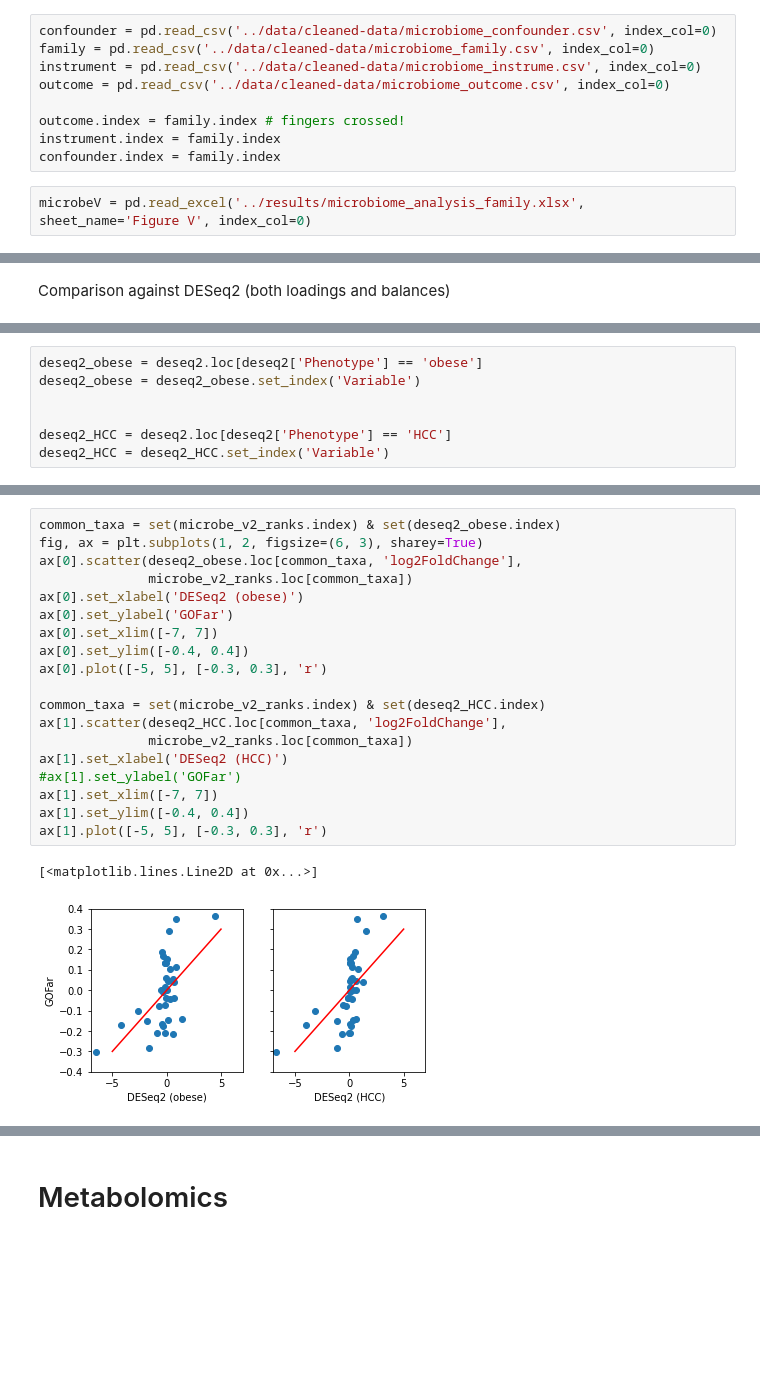
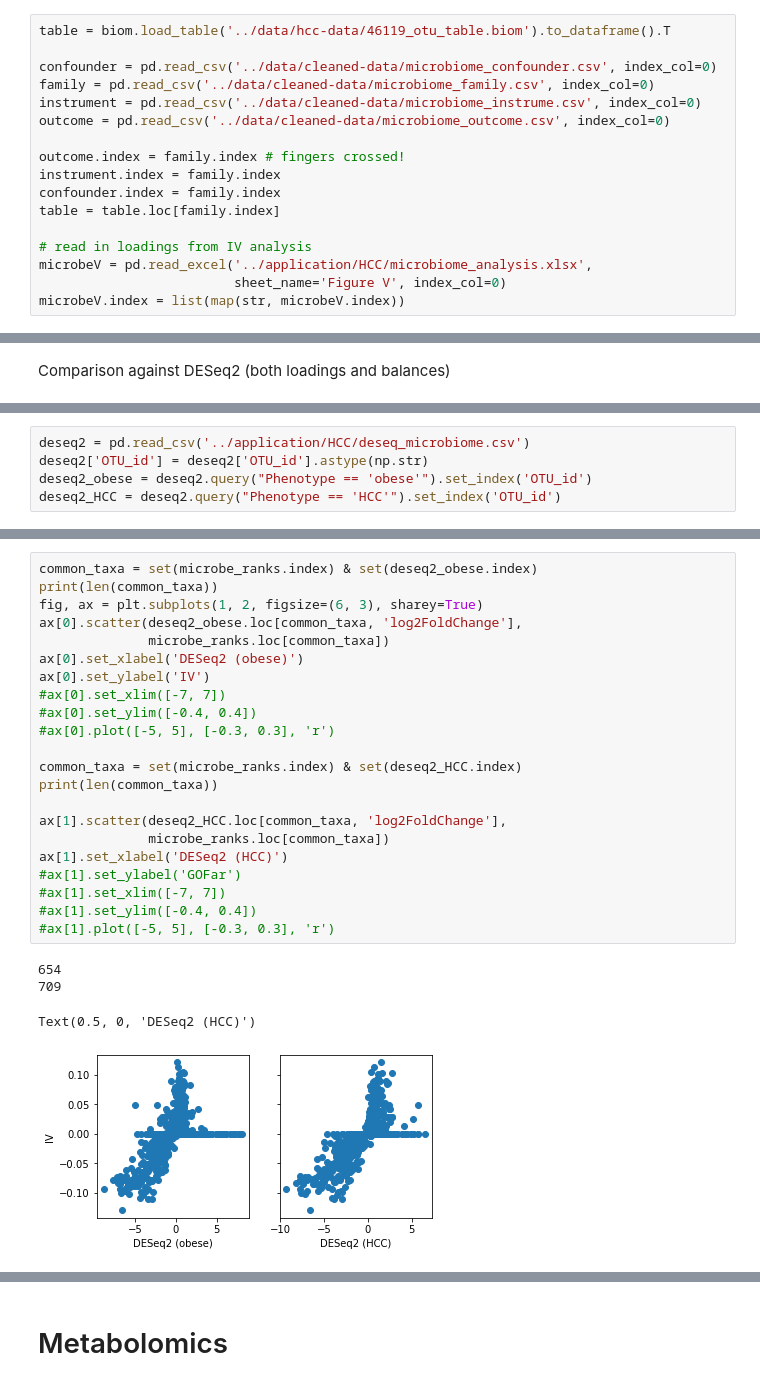
Before and after one commit to mortonjt/iv-analysis, a Jupyter notebook: ipynb/Figure3.ipynb, the cells around one changed output, grey strips where cells are left out. Cells and saved outputs as stored; diff of their text form; blank space fills up the shorter version.

```diff
--- a/ipynb/Figure3.ipynb
+++ b/ipynb/Figure3.ipynb
@@ -10,6 +11,8 @@ import matplotlib.pyplot as plt
 instruments = pd.read_table('../data/instrument.txt', index_col=0)
 phenotype = pd.read_table('../data/phenotype.txt', index_col=0)
 # %%
+table = biom.load_table('../data/hcc-data/46119_otu_table.biom').to_dataframe().T
+
 confounder = pd.read_csv('../data/cleaned-data/microbiome_confounder.csv', index_col=0)
 family = pd.read_csv('../data/cleaned-data/microbiome_family.csv', index_col=0)
 instrument = pd.read_csv('../data/cleaned-data/microbiome_instrume.csv', index_col=0)
@@ -18,5 +21,9 @@ outcome = pd.read_csv('../data/cleaned-data/microbiome_outcome.csv', index_col=0
 outcome.index = family.index # fingers crossed!
 instrument.index = family.index
 confounder.index = family.index
+table = table.loc[family.index]
+
+# read in loadings from IV analysis
+microbeV = pd.read_excel('../application/HCC/microbiome_analysis.xlsx',
+                         sheet_name='Figure V', index_col=0)
+microbeV.index = list(map(str, microbeV.index))
-# %%
-microbeV = pd.read_excel('../results/microbiome_analysis_family.xlsx', sheet_name='Figure V', index_col=0)
@@ -116,7 +98,5 @@ deseq2 = pd.read_csv('../results/deseq2_family.csv', index_col=0)
 # %%
-deseq2_obese = deseq2.loc[deseq2['Phenotype'] == 'obese']
-deseq2_obese = deseq2_obese.set_index('Variable')
-
-
-deseq2_HCC = deseq2.loc[deseq2['Phenotype'] == 'HCC']
-deseq2_HCC = deseq2_HCC.set_index('Variable')
+deseq2 = pd.read_csv('../application/HCC/deseq_microbiome.csv')
+deseq2['OTU_id'] = deseq2['OTU_id'].astype(np.str)
+deseq2_obese = deseq2.query("Phenotype == 'obese'").set_index('OTU_id')
+deseq2_HCC = deseq2.query("Phenotype == 'HCC'").set_index('OTU_id')
@@ -131,22 +110,27 @@ Text(0, 0.5, 'DEseq2 obese')
 # %%
-common_taxa = set(microbe_v2_ranks.index) & set(deseq2_obese.index)
+common_taxa = set(microbe_ranks.index) & set(deseq2_obese.index)
+print(len(common_taxa))
 fig, ax = plt.subplots(1, 2, figsize=(6, 3), sharey=True)
 ax[0].scatter(deseq2_obese.loc[common_taxa, 'log2FoldChange'],
-              microbe_v2_ranks.loc[common_taxa])
+              microbe_ranks.loc[common_taxa])
 ax[0].set_xlabel('DESeq2 (obese)')
-ax[0].set_ylabel('GOFar')
-ax[0].set_xlim([-7, 7])
-ax[0].set_ylim([-0.4, 0.4])
-ax[0].plot([-5, 5], [-0.3, 0.3], 'r')
+ax[0].set_ylabel('IV')
+#ax[0].set_xlim([-7, 7])
+#ax[0].set_ylim([-0.4, 0.4])
+#ax[0].plot([-5, 5], [-0.3, 0.3], 'r')
 
-common_taxa = set(microbe_v2_ranks.index) & set(deseq2_HCC.index)
+common_taxa = set(microbe_ranks.index) & set(deseq2_HCC.index)
+print(len(common_taxa))
+
 ax[1].scatter(deseq2_HCC.loc[common_taxa, 'log2FoldChange'],
-              microbe_v2_ranks.loc[common_taxa])
+              microbe_ranks.loc[common_taxa])
 ax[1].set_xlabel('DESeq2 (HCC)')
 #ax[1].set_ylabel('GOFar')
-ax[1].set_xlim([-7, 7])
-ax[1].set_ylim([-0.4, 0.4])
-ax[1].plot([-5, 5], [-0.3, 0.3], 'r')
+#ax[1].set_xlim([-7, 7])
+#ax[1].set_ylim([-0.4, 0.4])
+#ax[1].plot([-5, 5], [-0.3, 0.3], 'r')
 # %% [output]
-[<matplotlib.lines.Line2D at 0x...>]
+654
+709
+Text(0.5, 0, 'DESeq2 (HCC)')
-[figure, old version]
+[figure, new version]
```
Also changed, not shown: parts of 27 cells of this notebook.
